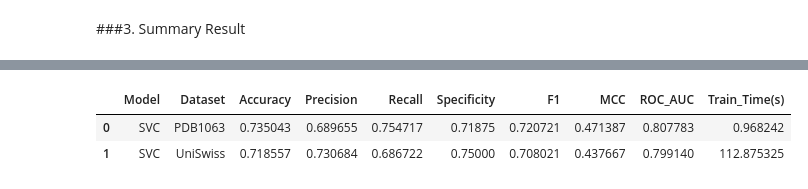
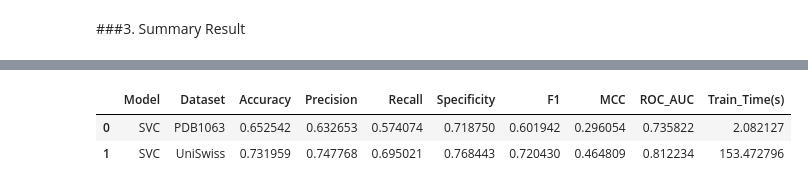
Before and after one commit to Alamsyah-WM/Predict-DNA-binding-protein-with-ML-and-DL, a Jupyter notebook: BioInformatik_UAS.ipynb, the cells around one changed output, grey strips where cells are left out. Cells and saved outputs as stored; diff of their text form; code cells hidden in the pictures.

Commit message:
W1 - Adjust Test for SVM - Model

```diff
--- a/BioInformatik_UAS.ipynb
+++ b/BioInformatik_UAS.ipynb
@@ -655,8 +660,8 @@ def evaluate_model(model, X_train, y_train, X_val, y_val, dataset_name):
 
     # Compute evaluation metrics
     acc  = accuracy_score(y_val, y_pred)
-    prec = precision_score(y_val, y_pred)
-    rec  = recall_score(y_val, y_pred)
+    precision = precision_score(y_val, y_pred)
+    recall = recall_score(y_val, y_pred)
     f1   = f1_score(y_val, y_pred)
     mcc  = matthews_corrcoef(y_val, y_pred)
     auc  = roc_auc_score(y_val, y_prob) if y_prob is not None else np.nan
@@ -664,13 +669,13 @@ def evaluate_model(model, X_train, y_train, X_val, y_val, dataset_name):
     tn, fp, fn, tp = confusion_matrix(y_val, y_pred).ravel()
     specificity = tn / (tn + fp)
 
-    print(f" Done in {duration:.2f}s | Val Accuracy: {acc:.3f} | F1: {f1:.3f} | AUC: {auc:.3f}")
+    print(f" Done in {duration:.2f}s | Val Accuracy: {acc:.3f} | Precision: {precision:.3f} | Recall: {recall:.3f} | F1: {f1:.3f} | AUC: {auc:.3f}")
     return {
         "Model": model.__class__.__name__,
         "Dataset": dataset_name,
         "Accuracy": acc,
-        "Precision": prec,
-        "Recall": rec,
+        "Precision": precision,
+        "Recall": recall,
         "Specificity": specificity,
         "F1": f1,
         "MCC": mcc,
@@ -698,0 +706,12 @@ Training SVC on UniSwiss dataset...
+# %%
+print("\nEvaluating on Test Set for PDB1063:")
+y_pred_pdb_test = svm_pdb.predict(X_test_pdb_scaled)
+y_prob_pdb_test = svm_pdb.predict_proba(X_test_pdb_scaled)[:, 1]
+
+print("\nEvaluating on Test Set for UniSwiss:")
+y_pred_uni_test = svm_uni.predict(X_test_uni_scaled)
+y_prob_uni_test = svm_uni.predict_proba(X_test_uni_scaled)[:, 1]
+
+# Evaluasi pada test set
+test_metrics_pdb = evaluate_model(svm_pdb, X_train_pdb_scaled, y_train_pdb, X_test_pdb_scaled, y_test_pdb, "PDB1063")
+test_metrics_uni = evaluate_model(svm_uni, X_train_uni_scaled, y_train_uni, X_test_uni_scaled, y_test_uni, "UniSwiss")
@@ -701,8 +754,8 @@ Training SVC on UniSwiss dataset...
 # %%
 #Model summary
-results_df = pd.DataFrame([svm_pdb_result, svm_uni_result]) #Change the params with your trained model
+results_df = pd.DataFrame([test_metrics_pdb, test_metrics_uni]) #Change the params with your trained model
 display(results_df)
 # %% [output]
 |  | Model | Dataset | Accuracy | Precision | Recall | Specificity | F1 | MCC | ROC_AUC | Train_Time(s) |
-| 0 | SVC | PDB1063 | 0.735043 | 0.689655 | 0.754717 | 0.71875 | 0.720721 | 0.471387 | 0.807783 | 0.968242 |
-| 1 | SVC | UniSwiss | 0.718557 | 0.730684 | 0.686722 | 0.75000 | 0.708021 | 0.437667 | 0.799140 | 112.875325 |
+| 0 | SVC | PDB1063 | 0.652542 | 0.632653 | 0.574074 | 0.718750 | 0.601942 | 0.296054 | 0.735822 | 2.082127 |
+| 1 | SVC | UniSwiss | 0.731959 | 0.747768 | 0.695021 | 0.768443 | 0.720430 | 0.464809 | 0.812234 | 153.472796 |
```
Also changed, not shown: parts of 12 cells of this notebook.
